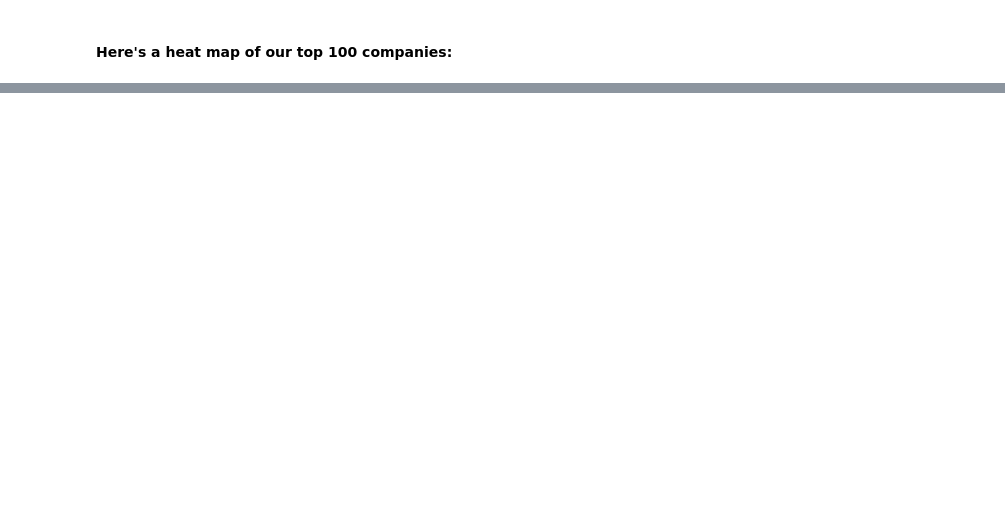
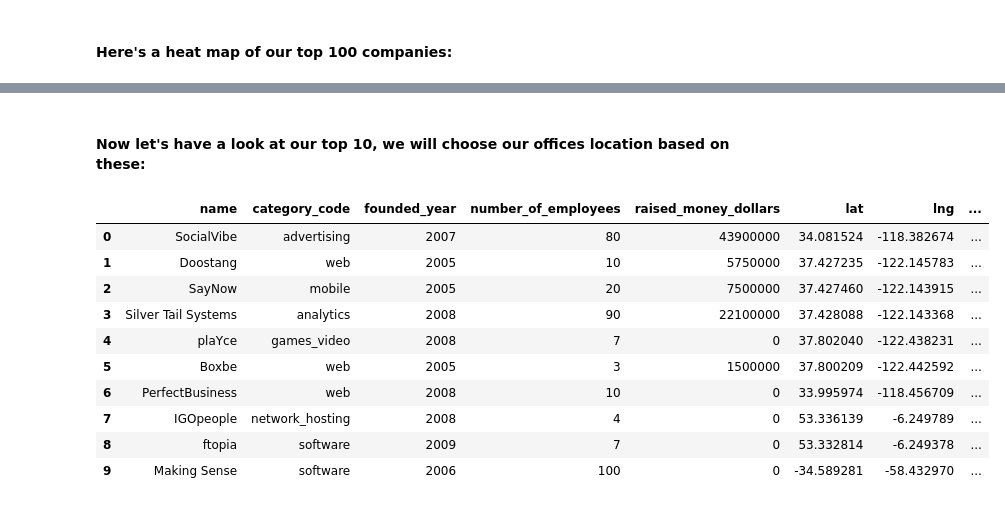
Before and after one commit to maxsanchezdp/project-visualizing-real-world-data-project, a Jupyter notebook: my-code/1. Geoqueries.ipynb, the cells around one changed output, grey strips where cells are left out. Drawn from its saved outputs; the diff is of its cells as text; code cells hidden in the pictures; blank space fills up the shorter version.

```diff
--- a/my-code/1. Geoqueries.ipynb
+++ b/my-code/1. Geoqueries.ipynb
@@ -205,0 +185,2 @@ top100
+# %%
+top100["Score2"]=(0.6*top100["schools"]/top100["schools"].max())+(0.25*top100["starbucks"]/top100["starbucks"].max())+(0.4*top100["bars"]/top100["bars"].max())+(0.25*top100["vegan_rests"]/top100["vegan_rests"].max())+(0.5*top100["airports"]/top100["airports"].max())
@@ -205,0 +189,5 @@ top100
+# %%
+top100["Total_score"]=top100["Score1"]+top100["Score2"]
+# %%
+top100=top100.sort_values(by='Total_score', ascending=False)
+top100=top100.reset_index()
@@ -205,0 +201,3 @@ top100
+# %%
+top100 = top100.drop(["index","level_0"], axis=1)
+top100.head()
@@ -231,0 +238,17 @@ m
+# %% [markdown]
+#### Now let's have a look at our top 10, we will choose our offices location based on these:
+# %%
+top10=top100.copy().head(10)
+top10
+# %% [output]
+|  | name | category_code | founded_year | number_of_employees | raised_money_dollars | lat | lng | ... |
+| 0 | SocialVibe | advertising | 2007 | 80 | 43900000 | 34.081524 | -118.382674 | ... |
+| 1 | Doostang | web | 2005 | 10 | 5750000 | 37.427235 | -122.145783 | ... |
+| 2 | SayNow | mobile | 2005 | 20 | 7500000 | 37.427460 | -122.143915 | ... |
+| 3 | Silver Tail Systems | analytics | 2008 | 90 | 22100000 | 37.428088 | -122.143368 | ... |
+| 4 | plaYce | games_video | 2008 | 7 | 0 | 37.802040 | -122.438231 | ... |
+| 5 | Boxbe | web | 2005 | 3 | 1500000 | 37.800209 | -122.442592 | ... |
+| 6 | PerfectBusiness | web | 2008 | 10 | 0 | 33.995974 | -118.456709 | ... |
+| 7 | IGOpeople | network_hosting | 2008 | 4 | 0 | 53.336139 | -6.249789 | ... |
+| 8 | ftopia | software | 2009 | 7 | 0 | 53.332814 | -6.249378 | ... |
+| 9 | Making Sense | software | 2006 | 100 | 0 | -34.589281 | -58.432970 | ... |
```
Also changed, not shown: parts of 19 cells of this notebook.
